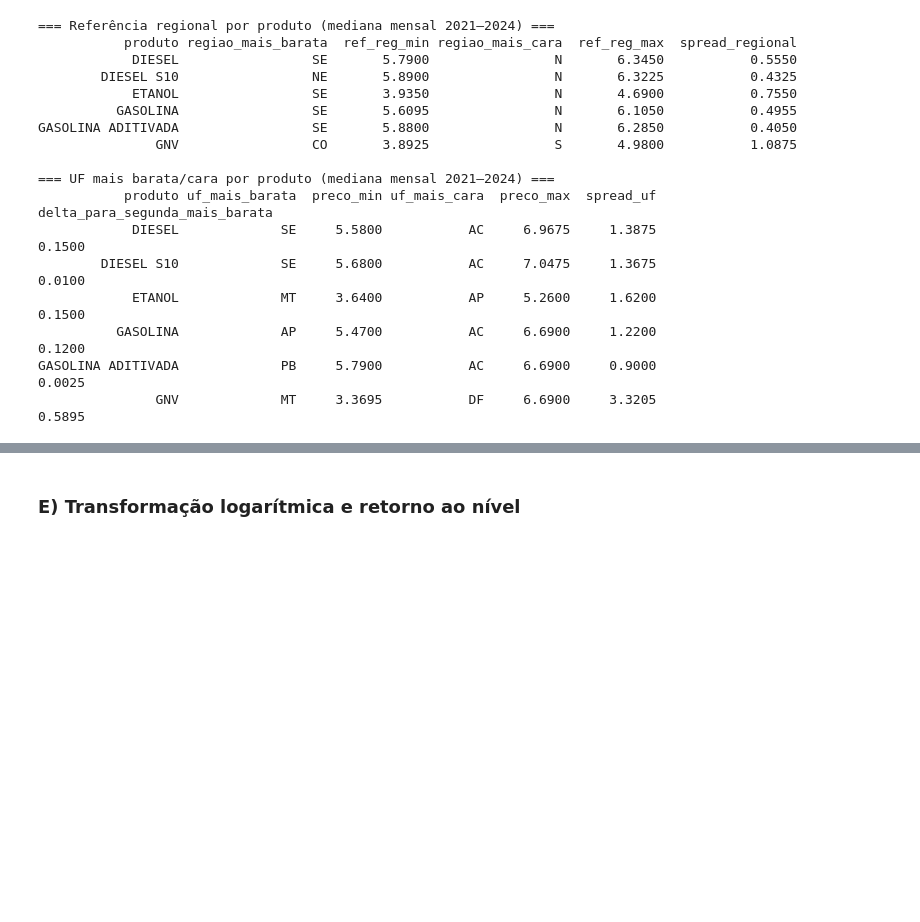
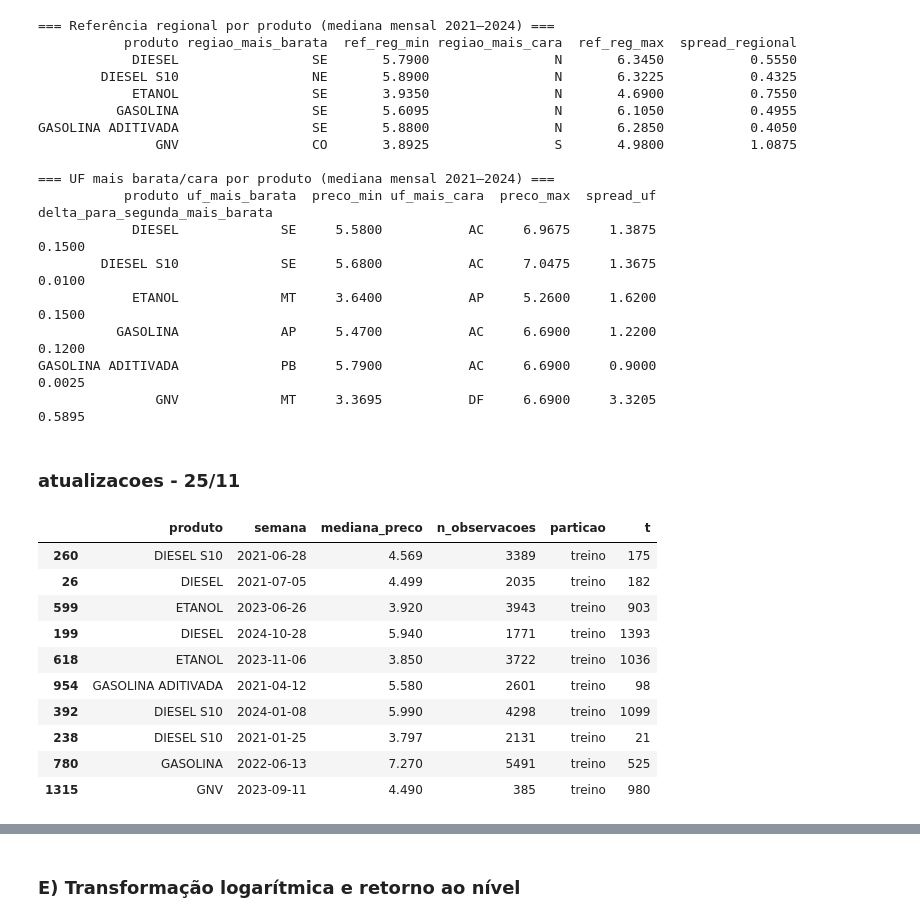
Before and after one commit to loadingerror/tcc_lubricants_anp, a Jupyter notebook: lubricants_br_tcc_model reg.ipynb, the cells around one changed output, grey strips where cells are left out. Cells and saved outputs as stored; diff of their text form; code cells hidden in the pictures; blank space fills up the shorter version.

Commit message:
atualizacoes dummies etc

```diff
--- a/lubricants_br_tcc_model reg.ipynb
+++ b/lubricants_br_tcc_model reg.ipynb
@@ -1313,3 +1725,19 @@ GASOLINA ADITIVADA                 SE       5.8800                N       6.2850
           GASOLINA             AP     5.4700           AC     6.6900     1.2200                          0.1200
 GASOLINA ADITIVADA             PB     5.7900           AC     6.6900     0.9000                          0.0025
                GNV             MT     3.3695           DF     6.6900     3.3205                          0.5895
+# %% [markdown]
+### atualizacoes - 25/11
+# %%
+train.sample(10)
+# %% [output]
+|  | produto | semana | mediana_preco | n_observacoes | particao | t |
+| 260 | DIESEL S10 | 2021-06-28 | 4.569 | 3389 | treino | 175 |
+| 26 | DIESEL | 2021-07-05 | 4.499 | 2035 | treino | 182 |
+| 599 | ETANOL | 2023-06-26 | 3.920 | 3943 | treino | 903 |
+| 199 | DIESEL | 2024-10-28 | 5.940 | 1771 | treino | 1393 |
+| 618 | ETANOL | 2023-11-06 | 3.850 | 3722 | treino | 1036 |
+| 954 | GASOLINA ADITIVADA | 2021-04-12 | 5.580 | 2601 | treino | 98 |
+| 392 | DIESEL S10 | 2024-01-08 | 5.990 | 4298 | treino | 1099 |
+| 238 | DIESEL S10 | 2021-01-25 | 3.797 | 2131 | treino | 21 |
+| 780 | GASOLINA | 2022-06-13 | 7.270 | 5491 | treino | 525 |
+| 1315 | GNV | 2023-09-11 | 4.490 | 385 | treino | 980 |
```
Also changed, not shown: parts of 30 cells of this notebook.
